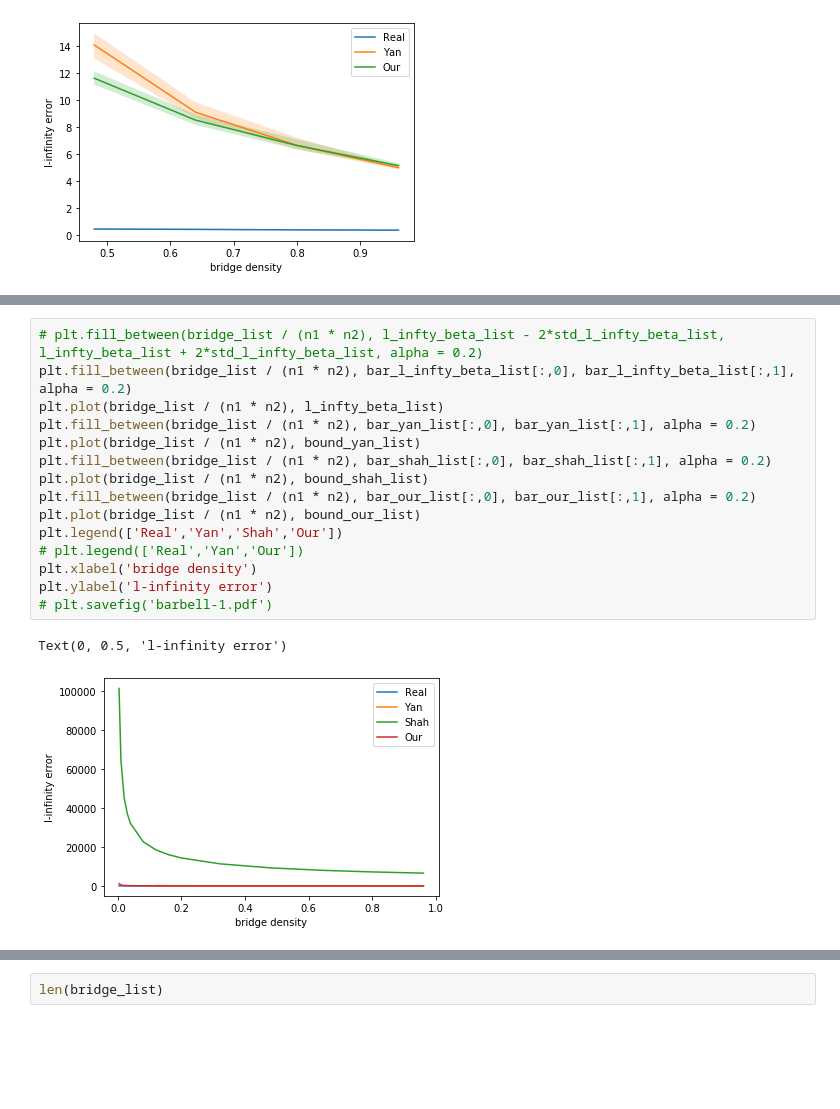
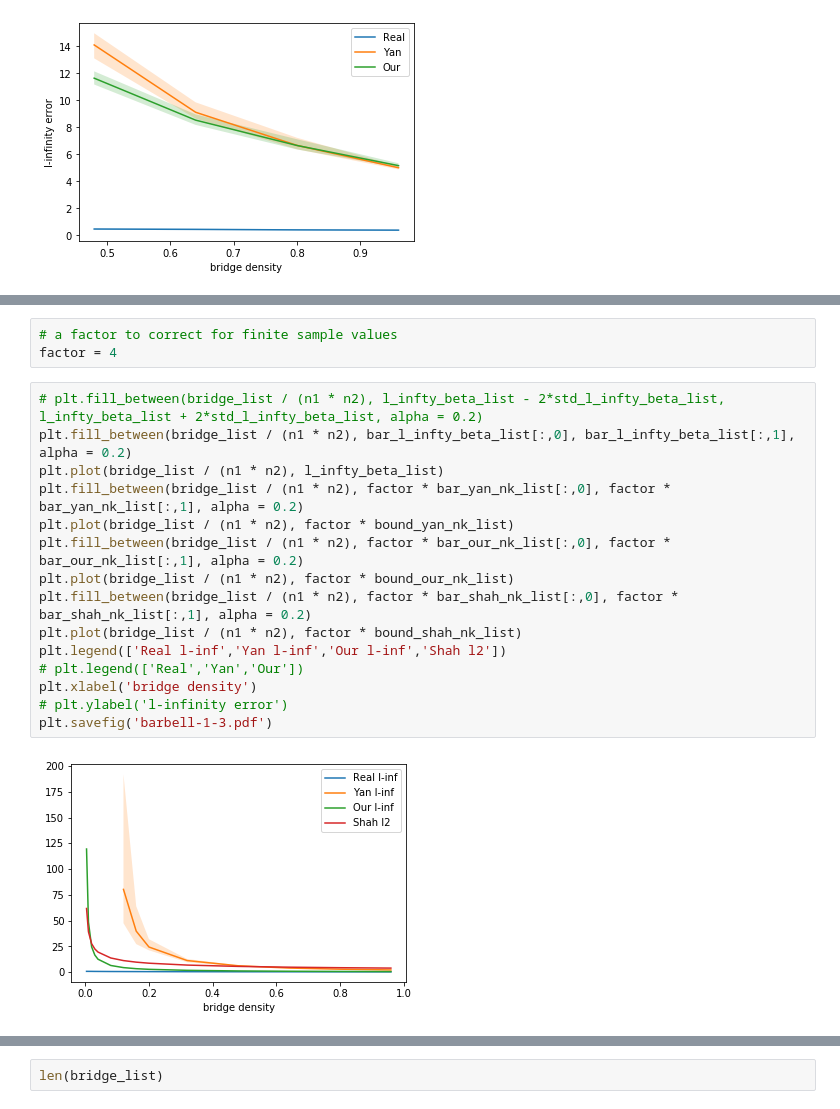
Before and after one commit to MountLee/btl_ell_infinity_general_topo, a Jupyter notebook: general_comparison_graph.ipynb, the cells around one changed output, grey strips where cells are left out. Cells and saved outputs as stored; diff of their text form; blank space fills up the shorter version.

```diff
--- a/general_comparison_graph.ipynb
+++ b/general_comparison_graph.ipynb
@@ -261,18 +299,20 @@ Text(0, 0.5, 'l-infinity error')
+# %%
+# a factor to correct for finite sample values
+factor = 4
 # %%
 # plt.fill_between(bridge_list / (n1 * n2), l_infty_beta_list - 2*std_l_infty_beta_list, l_infty_beta_list + 2*std_l_infty_beta_list, alpha = 0.2)
 plt.fill_between(bridge_list / (n1 * n2), bar_l_infty_beta_list[:,0], bar_l_infty_beta_list[:,1], alpha = 0.2)
 plt.plot(bridge_list / (n1 * n2), l_infty_beta_list)
-plt.fill_between(bridge_list / (n1 * n2), bar_yan_list[:,0], bar_yan_list[:,1], alpha = 0.2)
-plt.plot(bridge_list / (n1 * n2), bound_yan_list)
-plt.fill_between(bridge_list / (n1 * n2), bar_shah_list[:,0], bar_shah_list[:,1], alpha = 0.2)
-plt.plot(bridge_list / (n1 * n2), bound_shah_list)
-plt.fill_between(bridge_list / (n1 * n2), bar_our_list[:,0], bar_our_list[:,1], alpha = 0.2)
-plt.plot(bridge_list / (n1 * n2), bound_our_list)
-plt.legend(['Real','Yan','Shah','Our'])
+plt.fill_between(bridge_list / (n1 * n2), factor * bar_yan_nk_list[:,0], factor * bar_yan_nk_list[:,1], alpha = 0.2)
+plt.plot(bridge_list / (n1 * n2), factor * bound_yan_nk_list)
+plt.fill_between(bridge_list / (n1 * n2), factor * bar_our_nk_list[:,0], factor * bar_our_nk_list[:,1], alpha = 0.2)
+plt.plot(bridge_list / (n1 * n2), factor * bound_our_nk_list)
+plt.fill_between(bridge_list / (n1 * n2), factor * bar_shah_nk_list[:,0], factor * bar_shah_nk_list[:,1], alpha = 0.2)
+plt.plot(bridge_list / (n1 * n2), factor * bound_shah_nk_list)
+plt.legend(['Real l-inf','Yan l-inf','Our l-inf','Shah l2'])
 # plt.legend(['Real','Yan','Our'])
 plt.xlabel('bridge density')
-plt.ylabel('l-infinity error')
-# plt.savefig('barbell-1.pdf')
+# plt.ylabel('l-infinity error')
+plt.savefig('barbell-1-3.pdf')
 # %% [output]
-Text(0, 0.5, 'l-infinity error')
-[figure, old version]
+[figure, new version]
```
Also changed, not shown: parts of 11 cells of this notebook, 1 other file.
